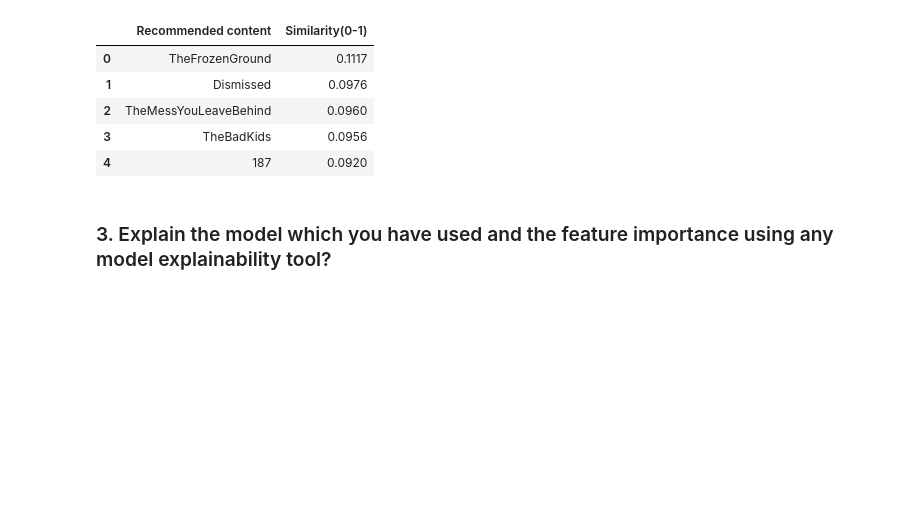
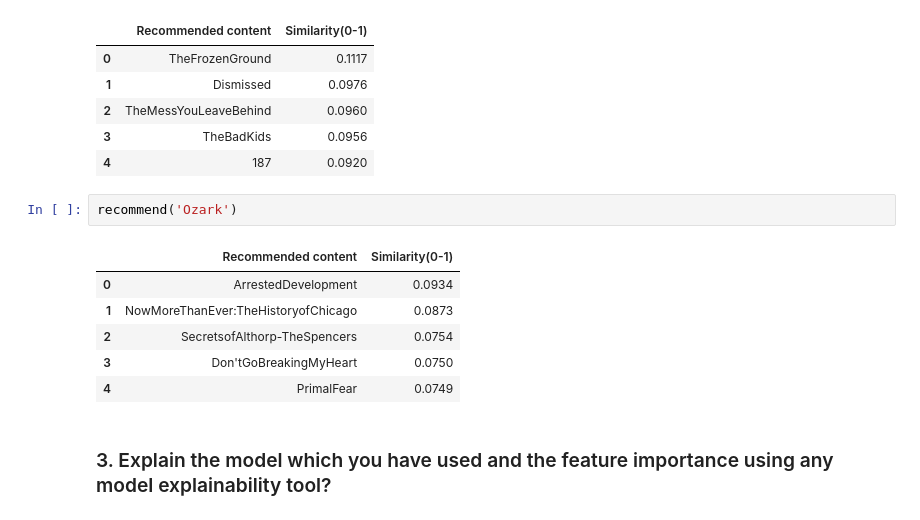
Before and after one commit to subhashsomarouthu/Netflix-Movies-and-TV-Shows-Clustering, a Jupyter notebook: Netflix_Movies_and_TV_Shows_Clustering.ipynb, the cells around one changed output. Saved outputs shown, nothing was run; the diff lists cells and outputs as text; blank space fills up the shorter version.

```diff
--- a/Netflix_Movies_and_TV_Shows_Clustering.ipynb
+++ b/Netflix_Movies_and_TV_Shows_Clustering.ipynb
@@ -2318,5 +2318,14 @@ recommend('Breaking Bad')
 | 2 | TheMessYouLeaveBehind | 0.0960 |
 | 3 | TheBadKids | 0.0956 |
 | 4 | 187 | 0.0920 |
+# %%
+recommend('Ozark')
+# %% [output]
+|  | Recommended content | Similarity(0-1) |
+| 0 | ArrestedDevelopment | 0.0934 |
+| 1 | NowMoreThanEver:TheHistoryofChicago | 0.0873 |
+| 2 | SecretsofAlthorp-TheSpencers | 0.0754 |
+| 3 | Don'tGoBreakingMyHeart | 0.0750 |
+| 4 | PrimalFear | 0.0749 |
 # %% [markdown]
 ### 3. Explain the model which you have used and the feature importance using any model explainability tool?
```
Also changed, not shown: parts of 6 cells of this notebook.
